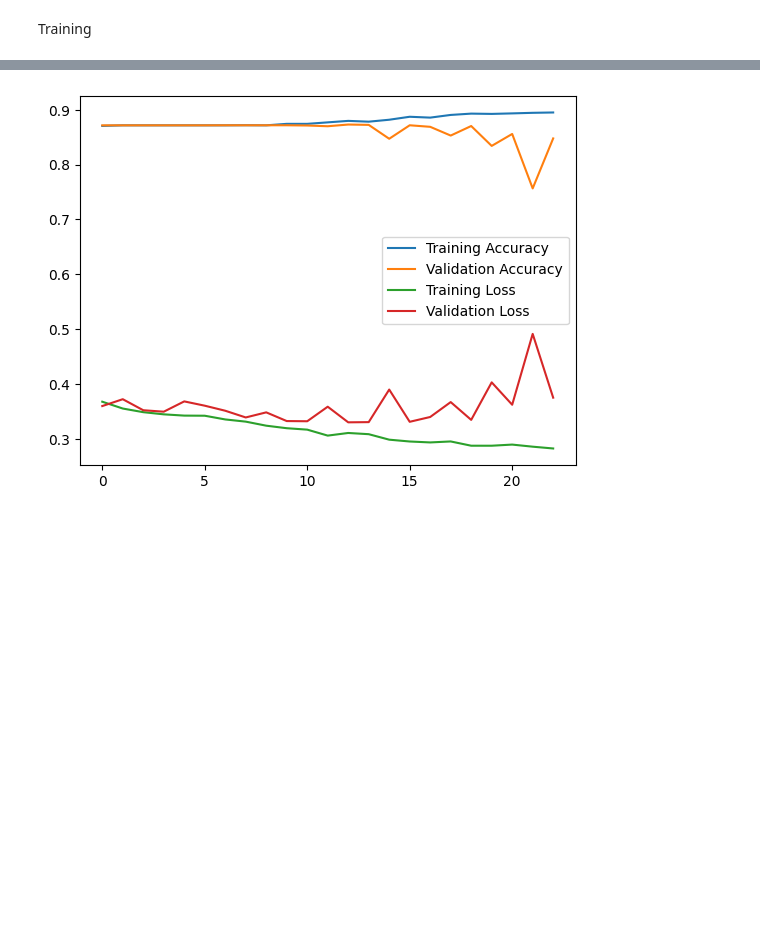
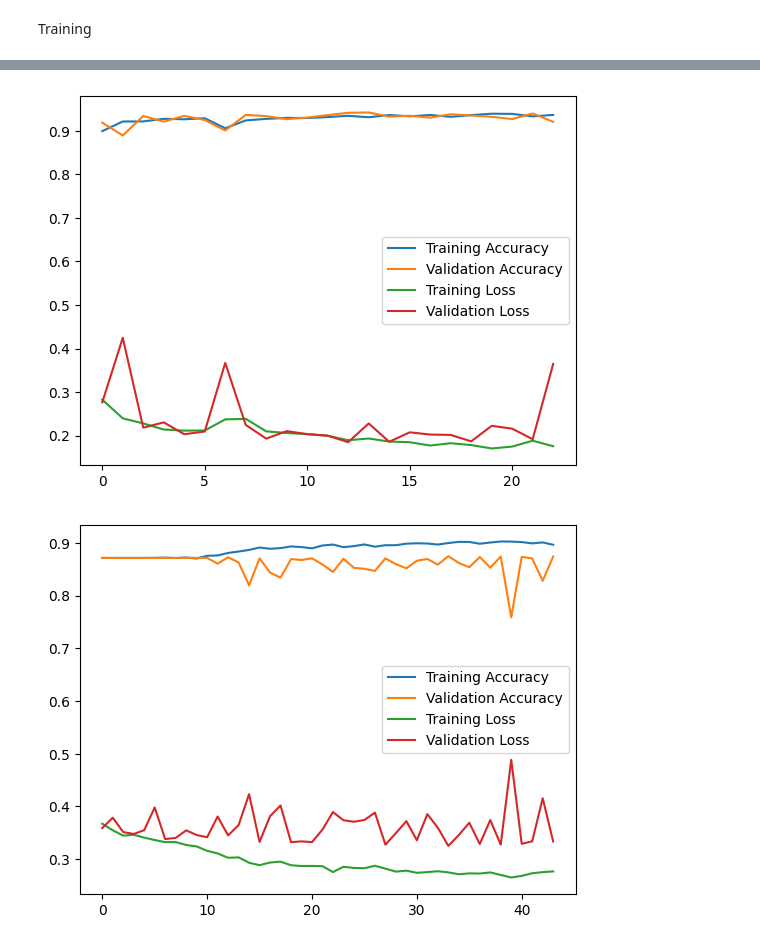
Before and after one commit to Bialkasss/DeepLearning, a Jupyter notebook: Crack_segmentation/project.ipynb, the cells around one changed output, grey strips where cells are left out. Drawn from its saved outputs; the diff is of its cells as text; code cells hidden in the pictures; blank space fills up the shorter version.

```diff
--- a/Crack_segmentation/project.ipynb
+++ b/Crack_segmentation/project.ipynb
@@ -267,13 +267,14 @@ callbacksRes = [
 # train_generator, val_generator = create_generators(train_images, val_images)
 # %%
 # Fit the BinaryCNN
-# historyBin = modelBinCNN.fit(
-#     train_generator,
-#     validation_data=val_generator,
-#     epochs=50,
-#     callbacks=callbacks,
-#     verbose=1
-# )
+historyBin = modelBinCNN.fit(
+    train_generator,
+    validation_data=val_generator,
+    epochs=50,
+    callbacks=callbacks,
+    verbose=1
+)
+modelBinCNN.save('modelBinCNN.h5')
 
 # Fit the ResNet transfer
 historyRes = modelTransferSqueeze.fit(
@@ -283,6 +284,7 @@ historyRes = modelTransferSqueeze.fit(
     callbacks=callbacksRes,
     verbose=1
 )
+modelTransferSqueeze.save('modelRes.h5')
 
 # # Fit the U-net
 # historyUnet = modelUNet.fit(
@@ -292,5 +294,6 @@ historyRes = modelTransferSqueeze.fit(
 #     callbacks=callbacksUnet,
     # verbose=1
 # )
+# modelUNet.save('modelUNet.h5')
 # %% [output]
 Epoch 1/50
@@ -313,17 +337,18 @@ Epoch 23/50
 # %%
 def plot_history(hist):
     plt.plot(hist.history['accuracy'], label='Training Accuracy')
     plt.plot(hist.history['val_accuracy'], label='Validation Accuracy')
     plt.plot(hist.history['loss'], label='Training Loss')
     plt.plot(hist.history['val_loss'], label='Validation Loss')
     plt.legend()
     plt.show()
 
-# plot_history(historyBin)
-plot_history(historyUnet)
+plot_history(historyBin)
 # plot_history(historyUnet)
+plot_history(historyRes)
 # %% [output]
-[figure, old version]
+[figure, new version]
+[figure, added]
 # %%
 from tensorflow.keras.models import load_model
 
```
Also changed, not shown: parts of 1 cell of this notebook, 1 other file.
